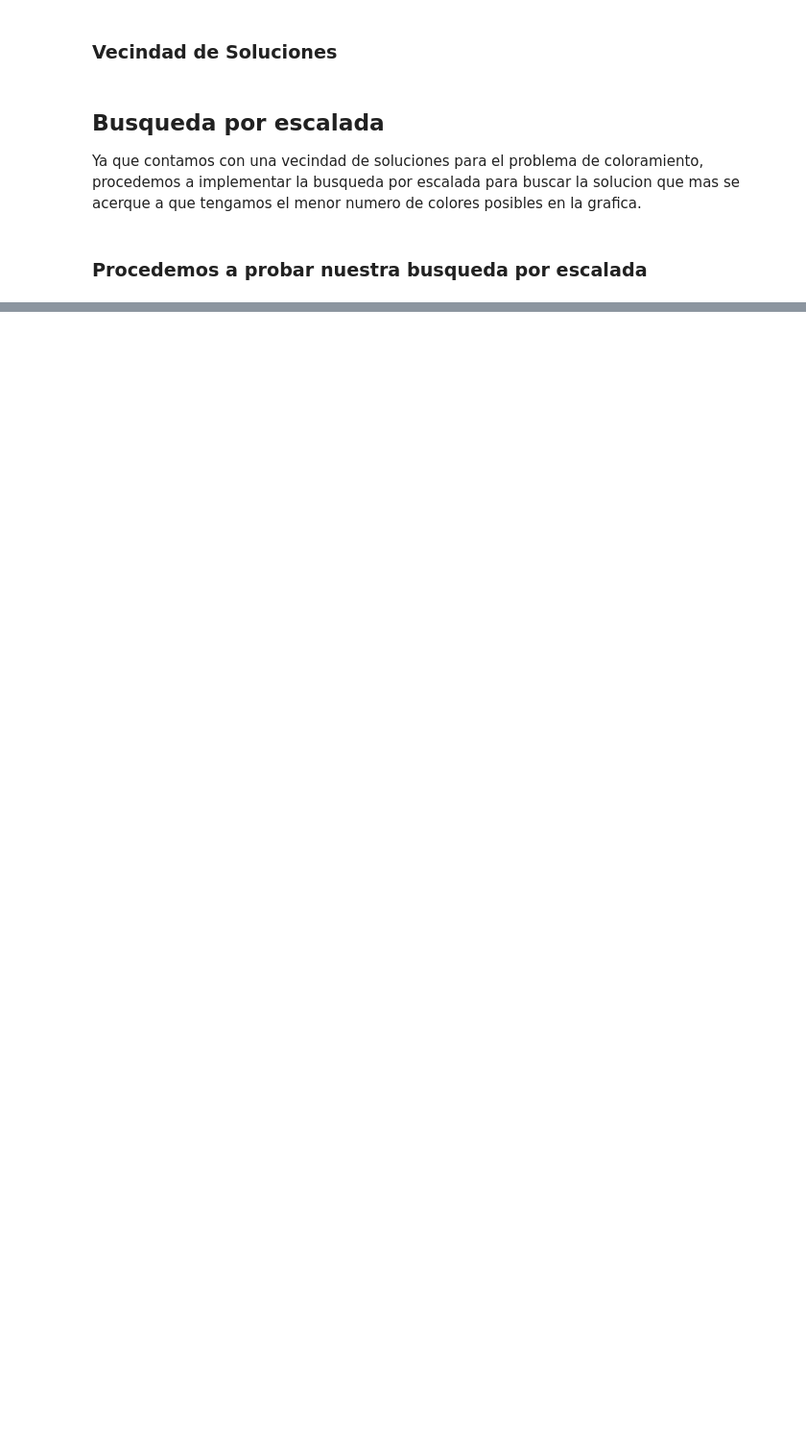
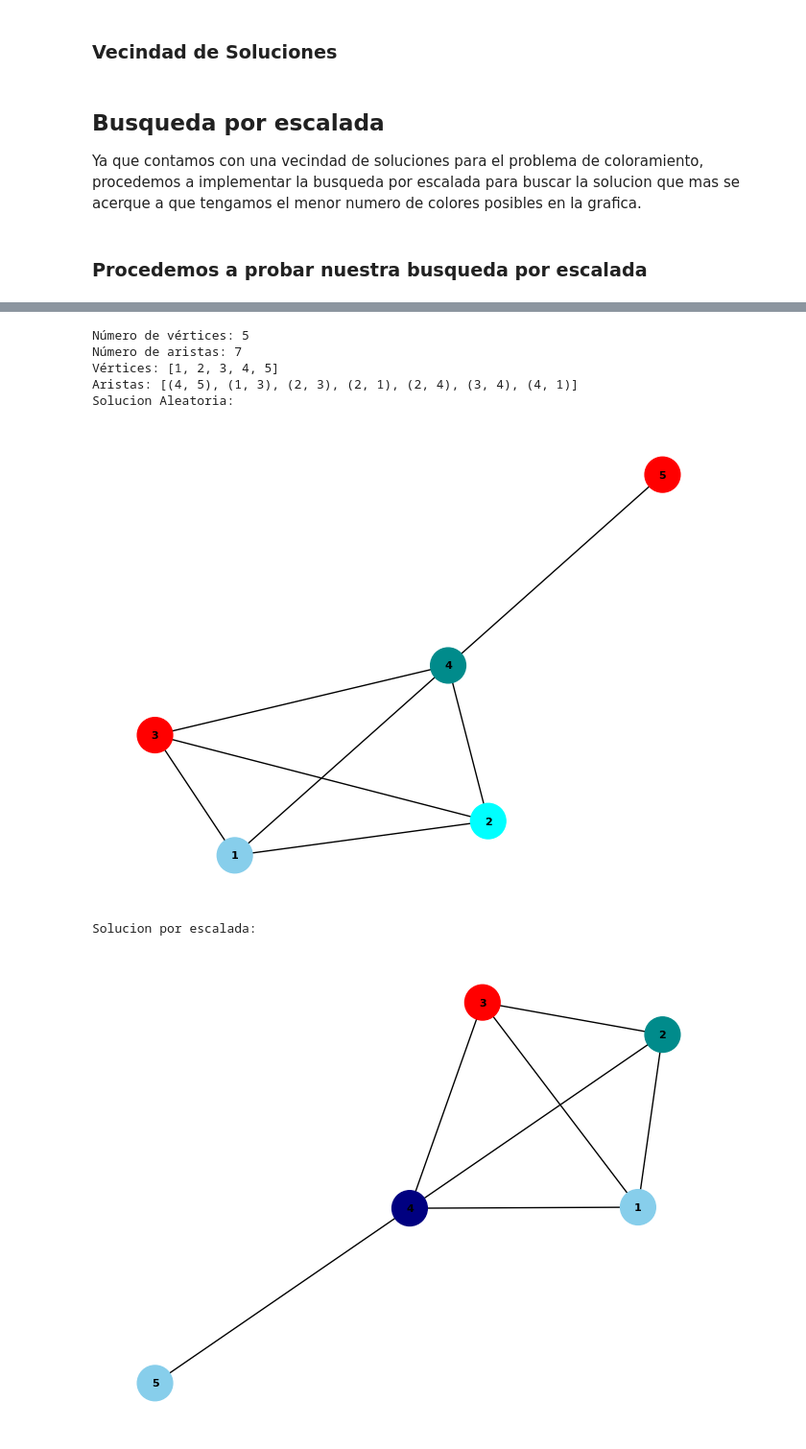
Before and after one commit to CarlosCastanon2099/Computo-Evolutivo, a Jupyter notebook: Tareas/Tarea-02/src/Tarea 2. Representacion de soluciones.ipynb, the cells around one changed output, grey strips where cells are left out. Shown at 96% size. Saved outputs shown, nothing was run; the diff lists cells and outputs as text; code cells hidden in the pictures; blank space fills up the shorter version.

```diff
--- a/Tareas/Tarea-02/src/Tarea 2. Representacion de soluciones.ipynb
+++ b/Tareas/Tarea-02/src/Tarea 2. Representacion de soluciones.ipynb
@@ -360,0 +398,26 @@ Aristas: [(1, 2), (1, 3), (1, 4), (2, 4), (3, 4)]
+# %%
+archivo = 'graficaPapalote.col'
+n_vertices, n_aristas, vertices, aristas = leer_ArchivoCol(archivo)
+
+print("Número de vértices:", n_vertices)
+print("Número de aristas:", n_aristas)
+print("Vértices:", vertices)
+print("Aristas:", aristas)
+
+#dibujar_Grafica(vertices, aristas)
+print("Solucion Aleatoria:")
+solucion = colorearGraficaConNColores(archivo)
+dibujar_Grafica_coloreado(solucion, vertices, aristas)
+
+print("Solucion por escalada:")
+solucionEscalada = busquedaEscalada(archivo)
+dibujarsolucionEscalada(solucionEscalada, vertices, aristas)
+# %% [output]
+Número de vértices: 5
+Número de aristas: 7
+Vértices: [1, 2, 3, 4, 5]
+Aristas: [(4, 5), (1, 3), (2, 3), (2, 1), (2, 4), (3, 4), (4, 1)]
+Solucion Aleatoria:
+[figure, added]
+Solucion por escalada:
+[figure, added]
```
Also changed, not shown: parts of 10 cells of this notebook, 2 other files.
